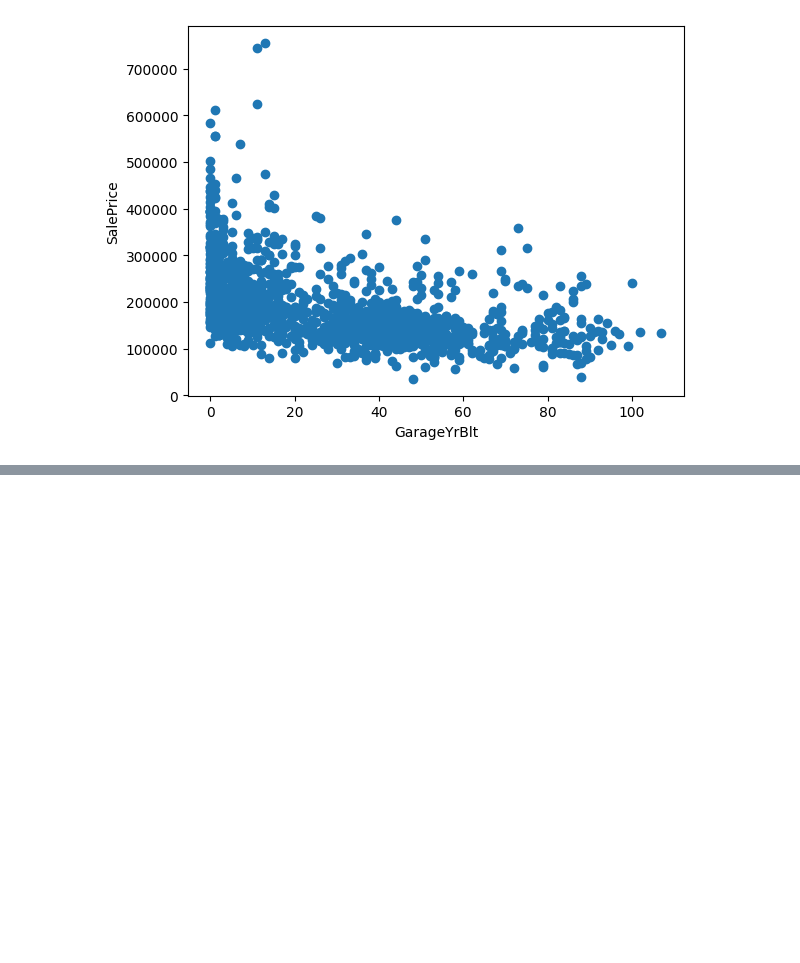
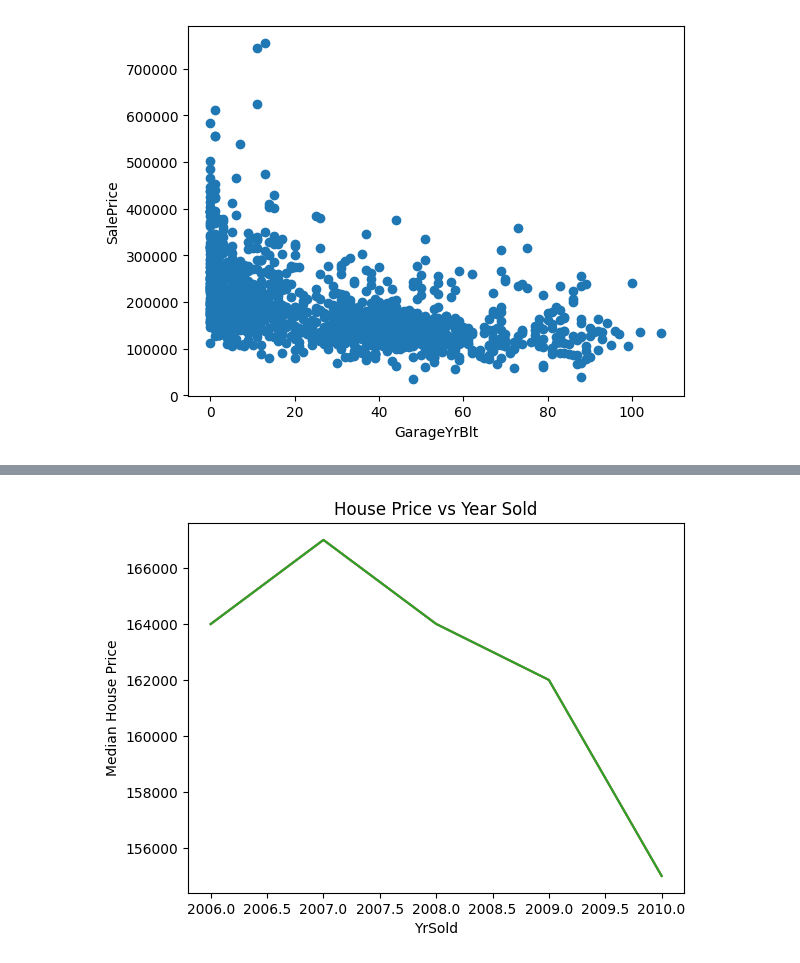
Before and after one commit to AbdullahAsghar321/house-price-prediction, a Jupyter notebook: Untitled.ipynb, the cells around one changed output, grey strips where cells are left out. Saved outputs shown, nothing was run; the diff lists cells and outputs as text; code cells hidden in the pictures; blank space fills up the shorter version.

```diff
--- a/Untitled.ipynb
+++ b/Untitled.ipynb
@@ -147,0 +196,11 @@ for feature in year_feature:
+# %%
+## let analyze the data temporal datetime variable
+## we will check whether there is a relation between year the house is hold or sale price
+
+df.groupby('YrSold')['SalePrice'].median().plot()
+plt.xlabel('YrSold')
+plt.ylabel('Median House Price')
+plt.title('House Price vs Year Sold')
+plt.show()
+# %% [output]
+[figure, added]
```
Also changed, not shown: parts of 10 cells of this notebook.
